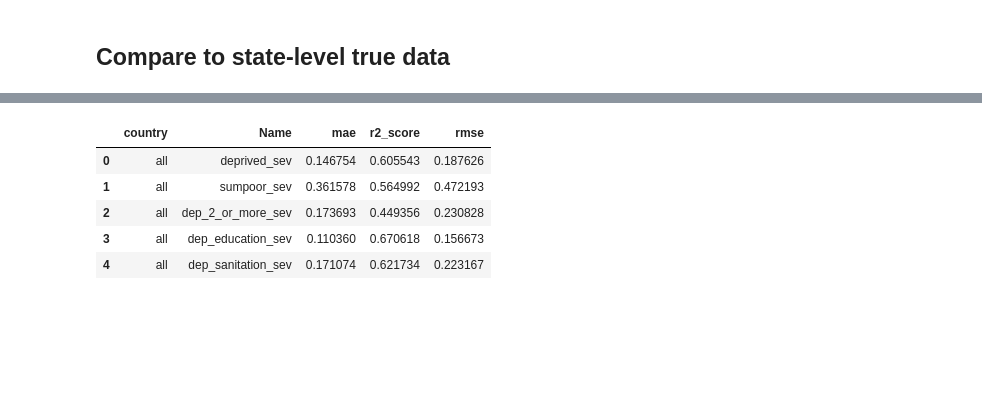
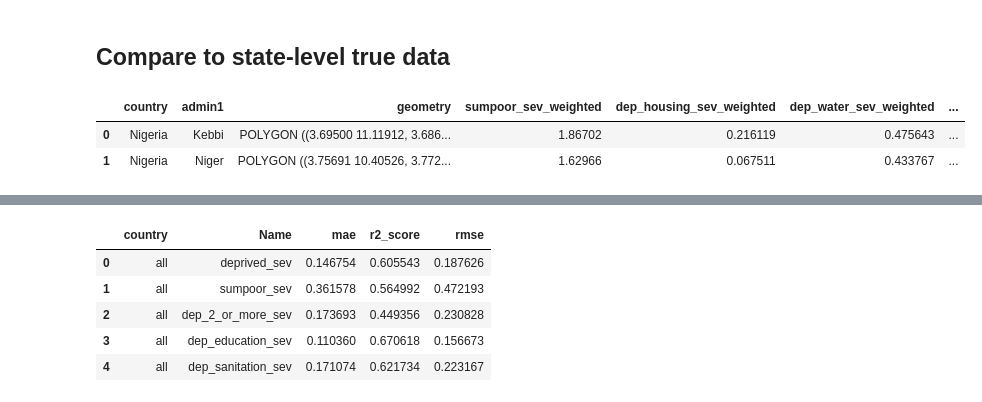
Before and after one commit to DSSGxUK/s22_savethechildren, a Jupyter notebook: notebooks/data_cleaning_v2.ipynb, the cells around one changed output, grey strips where cells are left out. Saved outputs shown, nothing was run; the diff lists cells and outputs as text; code cells hidden in the pictures; blank space fills up the shorter version.

```diff
--- a/notebooks/data_cleaning_v2.ipynb
+++ b/notebooks/data_cleaning_v2.ipynb
@@ -1154,12 +1180,27 @@ true_data.corr()['rwi']
 ## Compare to state-level true data
 # %%
 import shapely.wkt
+from shapely.geometry import Point
 import pandas as pd
 import swifter
 import numpy as np
 import geopandas as gpd
-preds = pd.read_csv('../data/predictions/preds_nigeria_res7.csv')
+
+import matplotlib.pyplot as plt
+import seaborn as sns
+
+from sklearn.metrics import r2_score
+from sklearn.metrics import mean_squared_error as mse
+from sklearn.metrics import mean_absolute_error as mae
+
+import h3.api.numpy_int as h3
+
+preds = pd.read_csv('../data/predictions/preds_nigeria_res7_expanded-true.csv')
 adm1 = pd.read_csv('../data/validation/NGA_admin1_agg.csv')
 adm1['geometry'] = adm1.geometry.swifter.apply(shapely.wkt.loads)
 adm1 = gpd.GeoDataFrame(adm1,geometry='geometry')
 adm1.head(2)
+# %% [output]
+|  | country | admin1 | geometry | sumpoor_sev_weighted | dep_housing_sev_weighted | dep_water_sev_weighted | ... |
+| 0 | Nigeria | Kebbi | POLYGON ((3.69500 11.11912, 3.686... | 1.86702 | 0.216119 | 0.475643 | ... |
+| 1 | Nigeria | Niger | POLYGON ((3.75691 10.40526, 3.772... | 1.62966 | 0.067511 | 0.433767 | ... |
```
Also changed, not shown: parts of 17 cells of this notebook, 1 other file.
